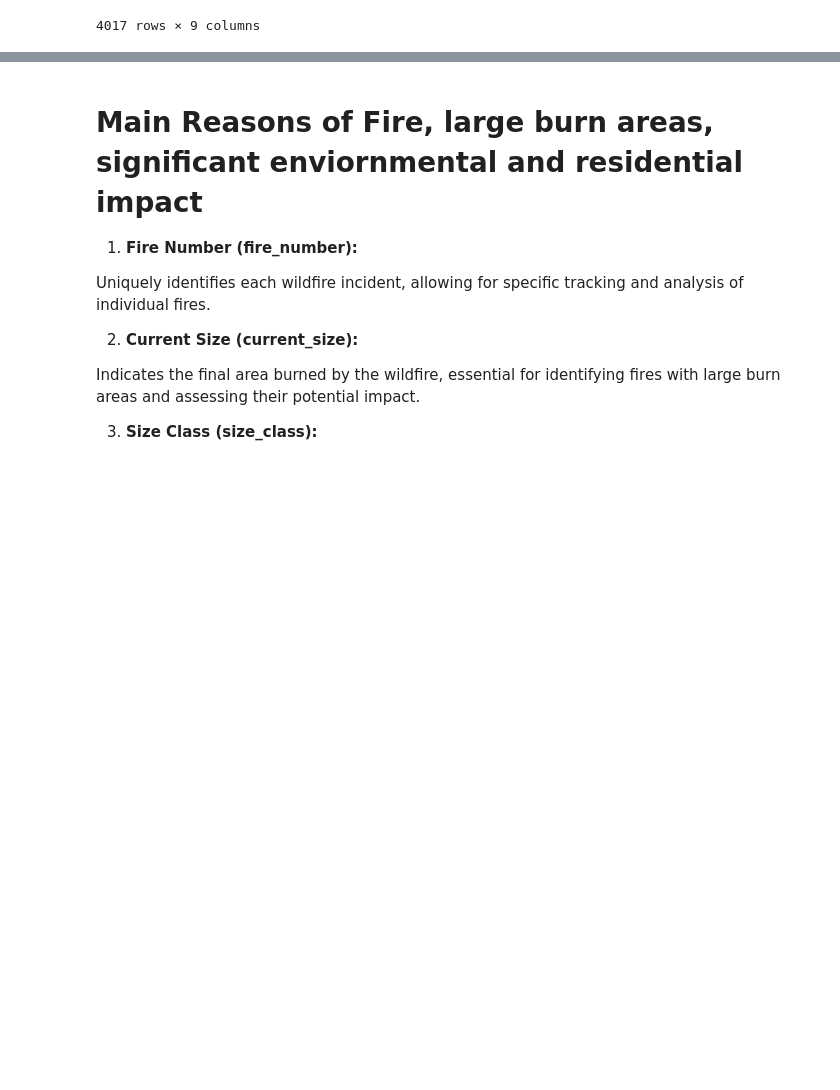
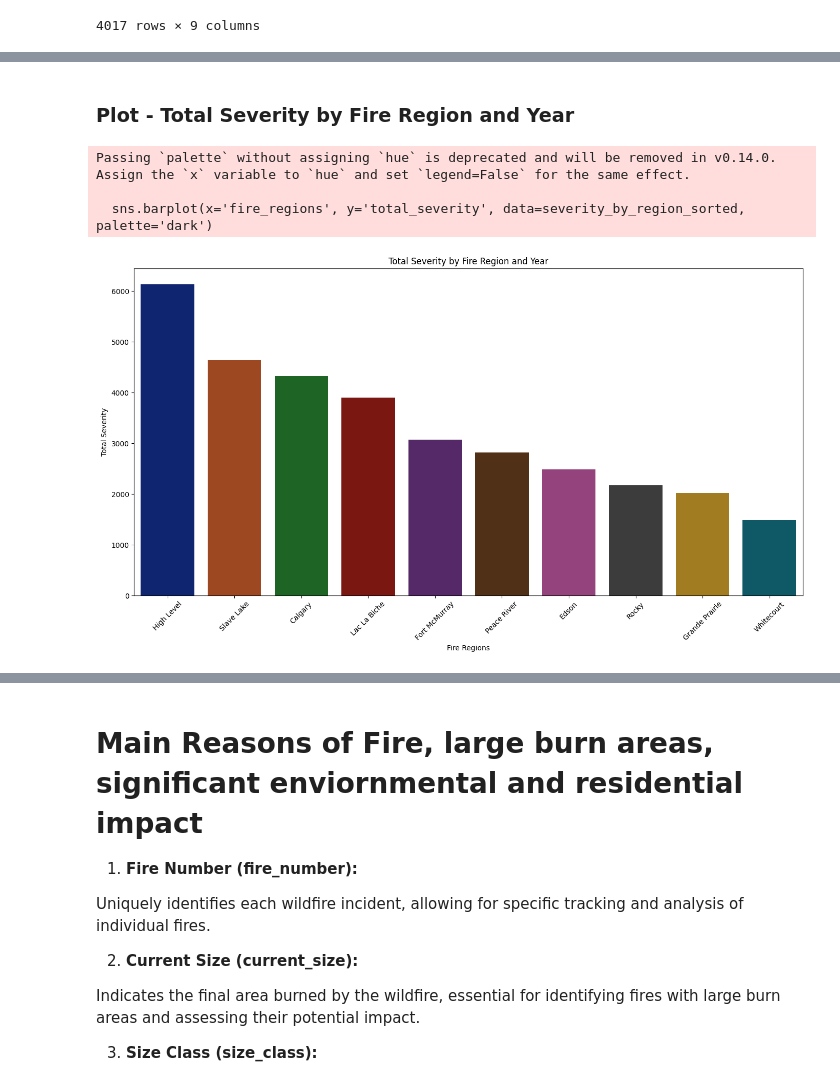
Before and after one commit to paulpark6/WildFire, a Jupyter notebook: wf_DA2.ipynb, the cells around one changed output, grey strips where cells are left out. Drawn from its saved outputs; the diff is of its cells as text; code cells hidden in the pictures; blank space fills up the shorter version.

```diff
--- a/wf_DA2.ipynb
+++ b/wf_DA2.ipynb
@@ -307,0 +357,14 @@ plt.show()
+# %%
+# Define the mapping as a dictionary
+severity_mapping = {
+    'A': 1,
+    'B': 2,
+    'C': 3,
+    'D': 4
+}
+
+# Use the default value for classes not found in the dictionary
+default_severity = 5
+
+# Vectorized mapping with a default value
+df_map['fire_severity'] = df_map['size_class'].map(severity_mapping).fillna(default_severity).astype(int)
@@ -307,0 +377,32 @@ plt.show()
+# %%
+df_fire_sev = df_map.groupby(['fire_regions','fire_year'])['fire_severity'].sum().reset_index(name='total_severity')
+# %% [markdown]
+### Plot - Total Severity by Fire Region and Year
+# %%
+# Sum the total severity for each fire region
+severity_by_region = df_fire_sev.groupby('fire_regions')['total_severity'].sum().reset_index()
+
+# Sort the data by total_severity to see which region has the most severity
+severity_by_region_sorted = severity_by_region.sort_values('total_severity', ascending=False)
+
+# Plotting
+plt.figure(figsize=(14, 8))
+sns.barplot(x='fire_regions', y='total_severity', data=severity_by_region_sorted, palette='dark')
+
+# Add labels and title
+# Add labels and title
+plt.xlabel('Fire Regions')
+plt.ylabel('Total Severity')
+plt.title('Total Severity by Fire Region and Year')
+
+# Rotate the x-axis labels if they overlap
+plt.xticks(rotation=45)
+
+# Show the plot
+plt.tight_layout()
+plt.show()
+# %% [output]
+Passing `palette` without assigning `hue` is deprecated and will be removed in v0.14.0. Assign the `x` variable to `hue` and set `legend=False` for the same effect.
+
+  sns.barplot(x='fire_regions', y='total_severity', data=severity_by_region_sorted, palette='dark')
+[figure, added]
```
Also changed, not shown: parts of 28 cells of this notebook.
